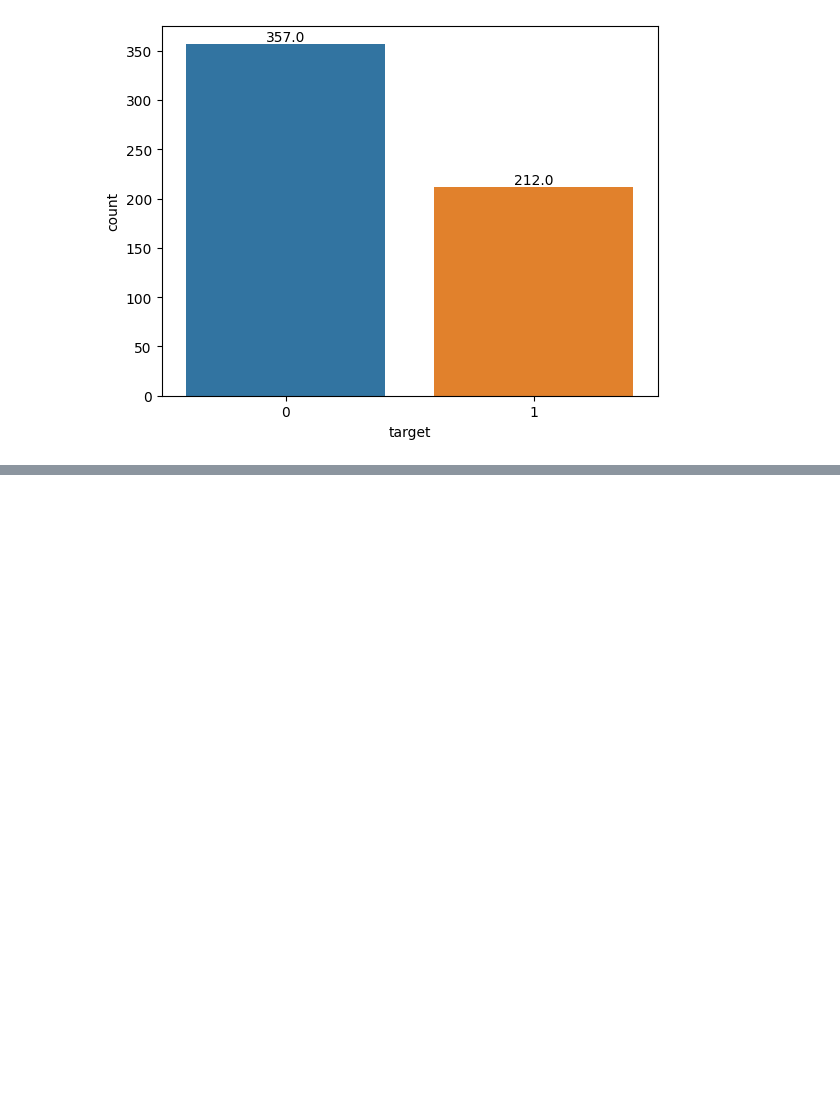
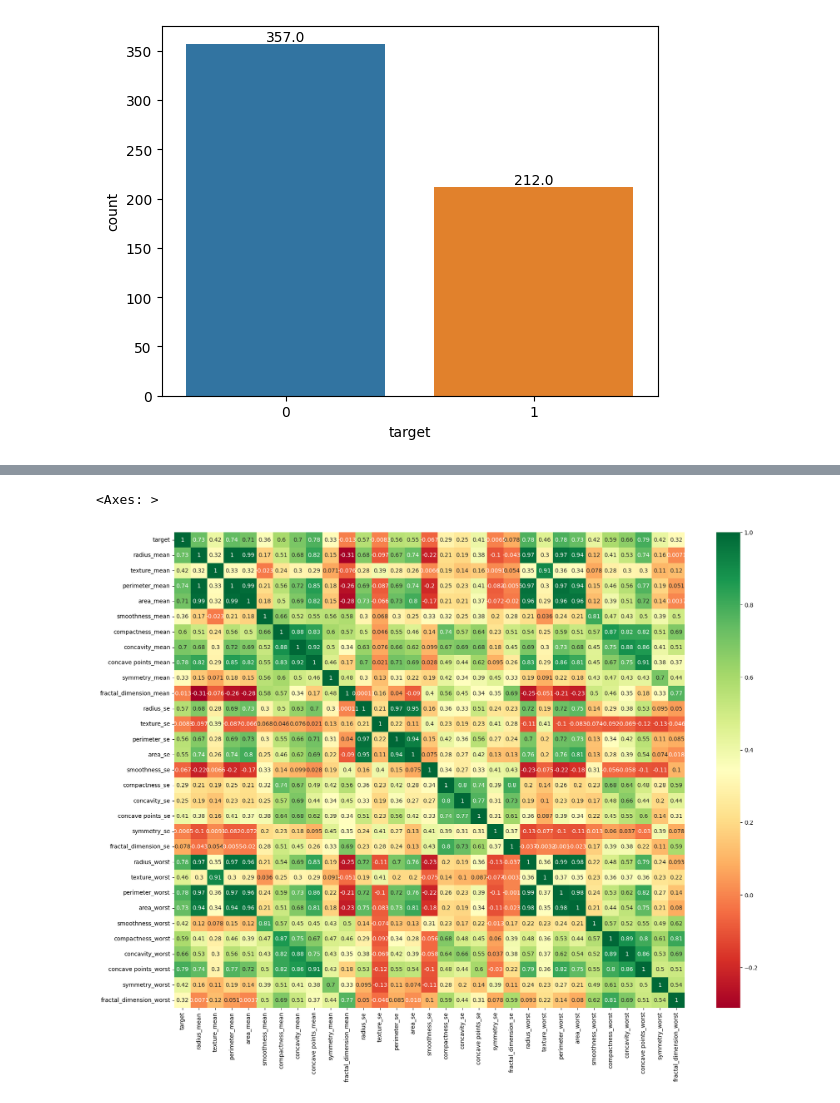
Before and after one commit to Babun001/Breast-Cancer-Detection-using-machine-learning, a Jupyter notebook: preprocessing .ipynb, the cells around one changed output, grey strips where cells are left out. Cells and saved outputs as stored; diff of their text form; code cells hidden in the pictures; blank space fills up the shorter version.

```diff
--- a/preprocessing .ipynb
+++ b/preprocessing .ipynb
@@ -80,3 +80,6 @@ for p in ax.patches:
 plt.show()
 # %% [output]
 [figure]
+# %%
+corr_metrix = df.corr()
+corr_metrix['target']*100
@@ -82,0 +104,7 @@ plt.show()
+# %%
+### correlation matrix in heatmap
+plt.figure(figsize=(20,15))
+sns.heatmap(corr_metrix, annot=True,cmap='RdYlGn')
+# %% [output]
+<Axes: >
+[figure, added]
```
Also changed, not shown: parts of 1 cell of this notebook.
